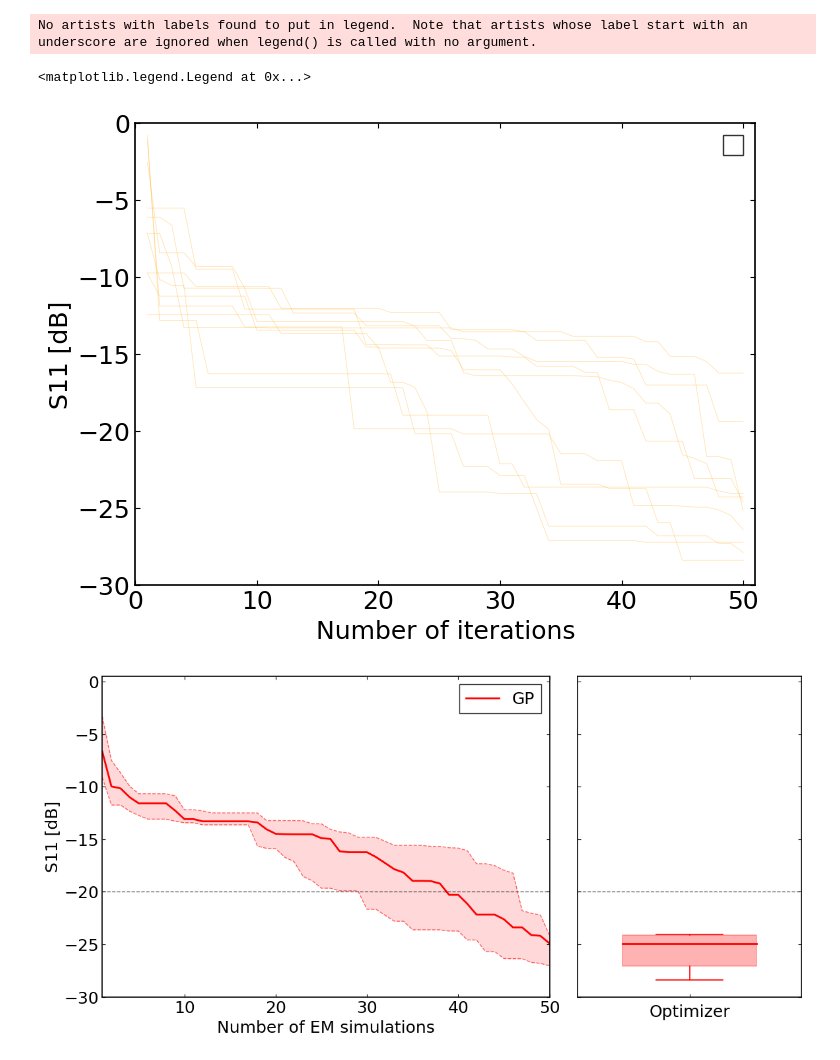
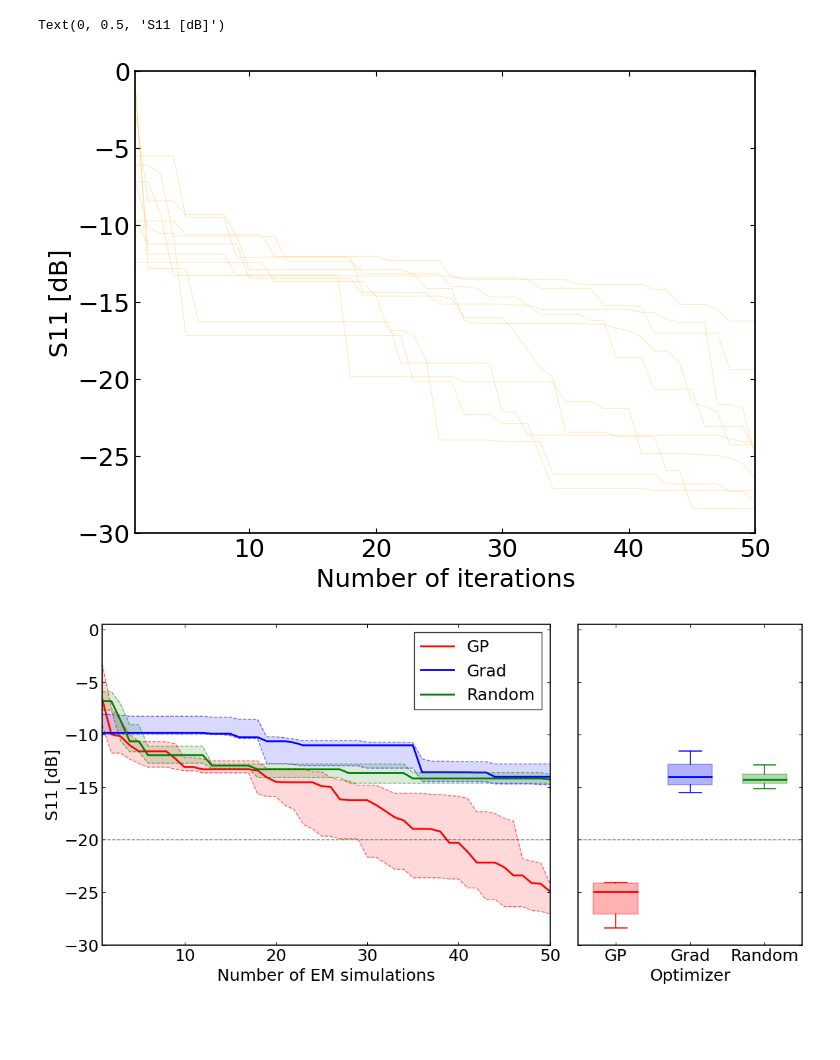
Before and after one commit to Ryoaki374/AntennaSurrogate, a Jupyter notebook: plot.ipynb, the cells around one changed output. Cells and saved outputs as stored; diff of their text form; code cells hidden in the pictures; blank space fills up the shorter version.

```diff
--- a/plot.ipynb
+++ b/plot.ipynb
@@ -10,7 +10,7 @@ import pandas as pd
 %matplotlib inline
 plt.style.use('./graph_preset.mplstyle')
 # %%
-read_path = Path("./GP/results.h5")
+read_path = Path("./0320104525_gp10/results.h5")
 with h5py.File(read_path, "r") as f: # read_paths[#] that you want to read
     print(f"--- Structure of {read_path} ---")
 
@@ -88,3 +88,6 @@ print("-----------------------")
 --- Dictionary Keys ---
 ['output/repeat_1', 'output/repeat_10', 'output/repeat_2', 'output/repeat_3', 'output/repeat_4', 'output/repeat_5', 'output/repeat_6', 'output/repeat_7', 'output/repeat_8', 'output/repeat_9']
 -----------------------
+# %%
+read_path = Path("./0322045801/results.h5")
+df_grad = load_h5_datasets(read_path)
@@ -113,9 +122,12 @@ def save_h5_datasets(dataset_dict, h5_path):
     print(f"Saved {len(dataset_dict)} datasets to {h5_path}")
 
 
+read_path = Path("./0320231409_rnd2/results.h5")
+df_rand = load_h5_datasets(read_path)
+
 # Example: reconnect two interrupted Random-search results into one dataset dictionary and save it.
-# df_rand1 = load_h5_datasets(Path("./Random/results_part1.h5"))
-# df_rand2 = load_h5_datasets(Path("./Random/results_part2.h5"))
-# df_rand = merge_dataset_dicts(df_rand1, df_rand2)
-# save_h5_datasets(df_rand, Path("./Random/results_merged.h5"))
-# list(df_rand)[:3], list(df_rand)[-3:]
+df_rand1 = load_h5_datasets(Path("./0320200342_rnd2/results.h5"))
+df_rand2 = load_h5_datasets(Path("./0320231409_rnd2/results.h5"))
+df_rand = merge_dataset_dicts(df_rand1, df_rand2)
+save_h5_datasets(df_rand, Path("./0320104525_gp10/rand_results.h5"))
+list(df_rand)[:3], list(df_rand)[-3:]
@@ -160,9 +168,8 @@ ax.set_ylim(-30, 0)
 ax.set_xlabel("Number of iterations")
 ax.set_ylabel("S11 [dB]")
 # %% [output]
-No artists with labels found to put in legend.  Note that artists whose label start with an underscore are ignored when legend() is called with no argument.
+Text(0, 0.5, 'S11 [dB]')
-<matplotlib.legend.Legend at 0x...>
-[figure, old version]
+[figure, new version]
 # %%
 def _series_padded(df, column, n_steps=50):
     # Convert a column to a fixed-length numpy array for run-wise comparisons.
@@ -223,7 +230,7 @@ n_steps = 50
 x = np.arange(1, n_steps + 1)
 colors = {
     "Random": "g",
-    "Gradient": "b",
+    "Grad": "b",
     "GA": "orange",
     "GP": "r",
 }
@@ -234,6 +241,18 @@ plot_targets = [
         "runs": df_GP,
         "column": "best",
         "color": colors["GP"],
+    },
+    {
+        "label": "Grad",
+        "runs": df_grad,
+        "column": "best",
+        "color": colors["Grad"],
+    },
+    {
+        "label": "Random",
+        "runs": df_rand,
+        "column": "best",
+        "color": colors["Random"],
     },
     # Add Random / Gradient / GA here when the corresponding results are ready.
 ]
@@ -252,31 +271,31 @@ final_values = []
 labels = []
 for target in plot_targets:
     best_so_far = _best_so_far_matrix(target["runs"], target["column"], n_steps=n_steps)
     _plot_median_iqr(ax0, x, best_so_far, target["color"], target["label"])
 
     final_values.append(_final_best_values(target["runs"], target["column"]))
     labels.append(target["label"])
 
 for ax in (ax0, ax1):
     ax.axhline(-20, ls="--", lw=1, color="k", alpha=0.6)
 
 ax0.set_xlim(1, n_steps)
 ax0.set_ylim(-30, 0.5)
 ax0.set_xlabel("Number of EM simulations")
 ax0.set_ylabel("S11 [dB]")
 ax0.legend(loc="upper right", frameon=True)
 
 box = ax1.boxplot(
     final_values,
     labels=labels,
     vert=True,
     patch_artist=True,
     widths=0.6,
     showfliers=False,
 )
 _style_boxplot(box, labels, colors)
 
 ax1.set_xlabel("Optimizer")
 plt.tight_layout()
 # %% [output]
-[figure, old version]
+[figure, new version]
```
Also changed, not shown: parts of 5 cells of this notebook.
